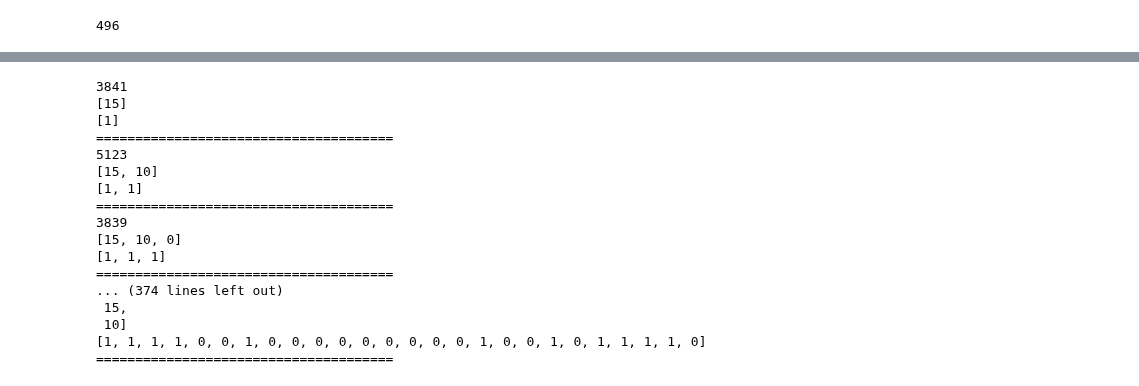
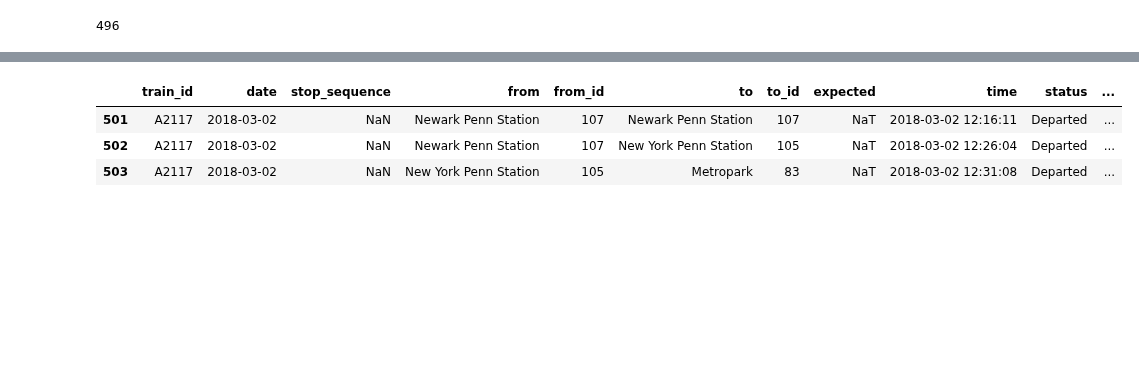
Before and after one commit to pranavbadami/njtransit, a Jupyter notebook: notebooks/analysis/case_study_0302.ipynb, the cells around one changed output, grey strips where cells are left out. Drawn from its saved outputs; the diff is of its cells as text; code cells hidden in the pictures; blank space fills up the shorter version.

```diff
--- a/notebooks/analysis/case_study_0302.ipynb
+++ b/notebooks/analysis/case_study_0302.ipynb
@@ -222,11 +200,3 @@ cutoff = datetime(2018,3,2,12)
 len(relevant_df.groupby('train_id').size())
 # %% [output]
 496
-# %%
-def get_direction(group):
-    from_station = group.iloc[0]['from']
-    if from_station == "New York Penn Station":
-        group['direction'] = 1
-    else:
-        group['direction'] = 0
-    return group
@@ -251 +215,11 @@ frames = []
+# %%
+def get_direction(group):
+    from_x = group.iloc[0]['from_x']
+    to_x = group.iloc[-1]['to_x']
+    if from_x > to_x:
+        group['direction'] = 0
+    else:
+        group['direction'] = 1
+    print group.iloc[0]['train_id'], from_x, to_x, group.iloc[0]['direction']
+    return group
 # %%
@@ -298,3 +247,10 @@ test_df[test_df['from_x'] > test_df['to_x']]
+# %%
+test_df[test_df['train_id'] == 'A2117']
+# %% [output]
+|  | train_id | date | stop_sequence | from | from_id | to | to_id | expected | time | status | ... |
+| 501 | A2117 | 2018-03-02 | NaN | Newark Penn Station | 107 | Newark Penn Station | 107 | NaT | 2018-03-02 12:16:11 | Departed | ... |
+| 502 | A2117 | 2018-03-02 | NaN | Newark Penn Station | 107 | New York Penn Station | 105 | NaT | 2018-03-02 12:26:04 | Departed | ... |
+| 503 | A2117 | 2018-03-02 | NaN | New York Penn Station | 105 | Metropark | 83 | NaT | 2018-03-02 12:31:08 | Departed | ... |
 # %%
 train_dict = {}
 train_x = []
@@ -302,7 +258,6 @@ train_y = []
 frames = []
 
 for index, row in test_df.iterrows():
-    print row['train_id']
     position = (row['to_x'], row['direction'])
     if row['train_id'] not in train_dict:
         train_dict[row['train_id']] = {'idx': len(train_x),
@@ -315,28 +270,6 @@ for index, row in test_df.iterrows():
         train_x[idx] = int(position[0])
         train_y[idx] = position[1]
     frames.append({'data': [{'x': list(train_x), 'y': list(train_y)}]})
-#     print({'data': [{'x': train_x, 'y': train_y}]})
-    pprint.pprint(train_x)
-    pprint.pprint(train_y)
-    print '======================================'
-# %% [output]
-3841
-[15]
-[1]
-======================================
-5123
-[15, 10]
-[1, 1]
-======================================
-3839
-[15, 10, 0]
-[1, 1, 1]
-======================================
-... (374 lines left out)
- 15,
- 10]
-[1, 1, 1, 1, 0, 0, 1, 0, 0, 0, 0, 0, 0, 0, 0, 0, 1, 0, 0, 1, 0, 1, 1, 1, 1, 0]
-======================================
 # %%
 figure = {'data': [{'x': [0, 1], 'y': [0, 1], 'type': 'scatter', 'mode':'markers'}],
           'layout': {'xaxis': {'range': [0, 20], 'autorange': False},
```
Also changed, not shown: parts of 11 cells of this notebook, 1 other file.
